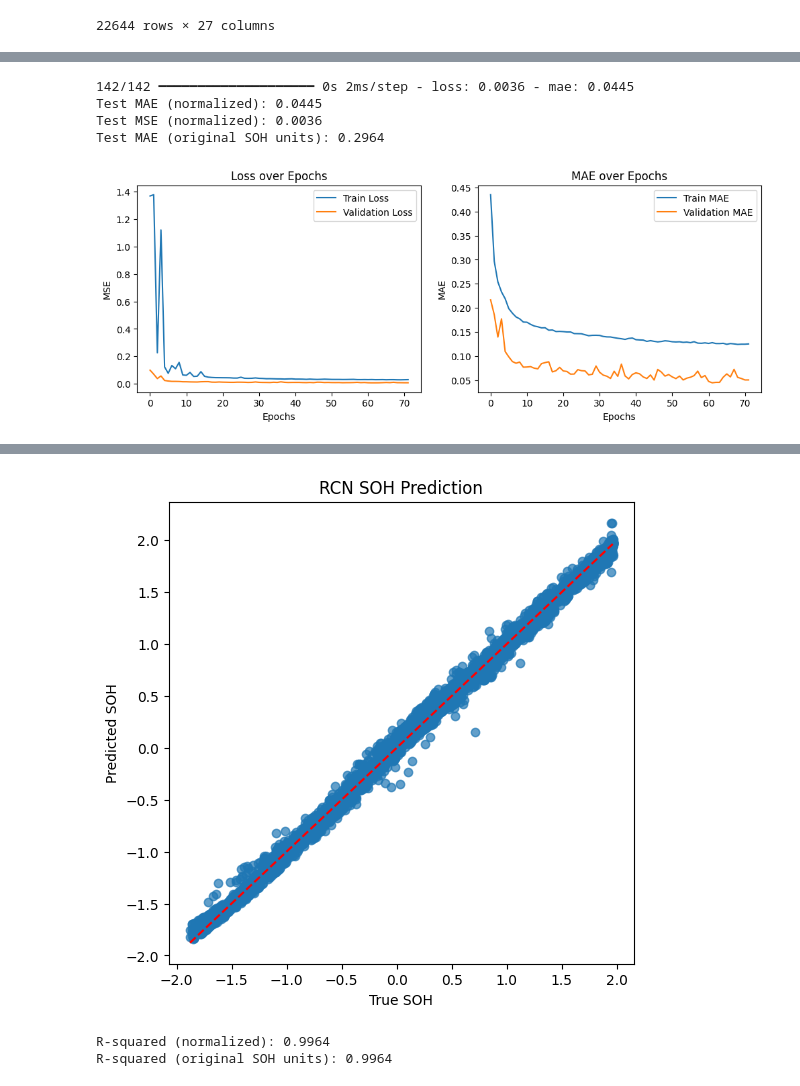
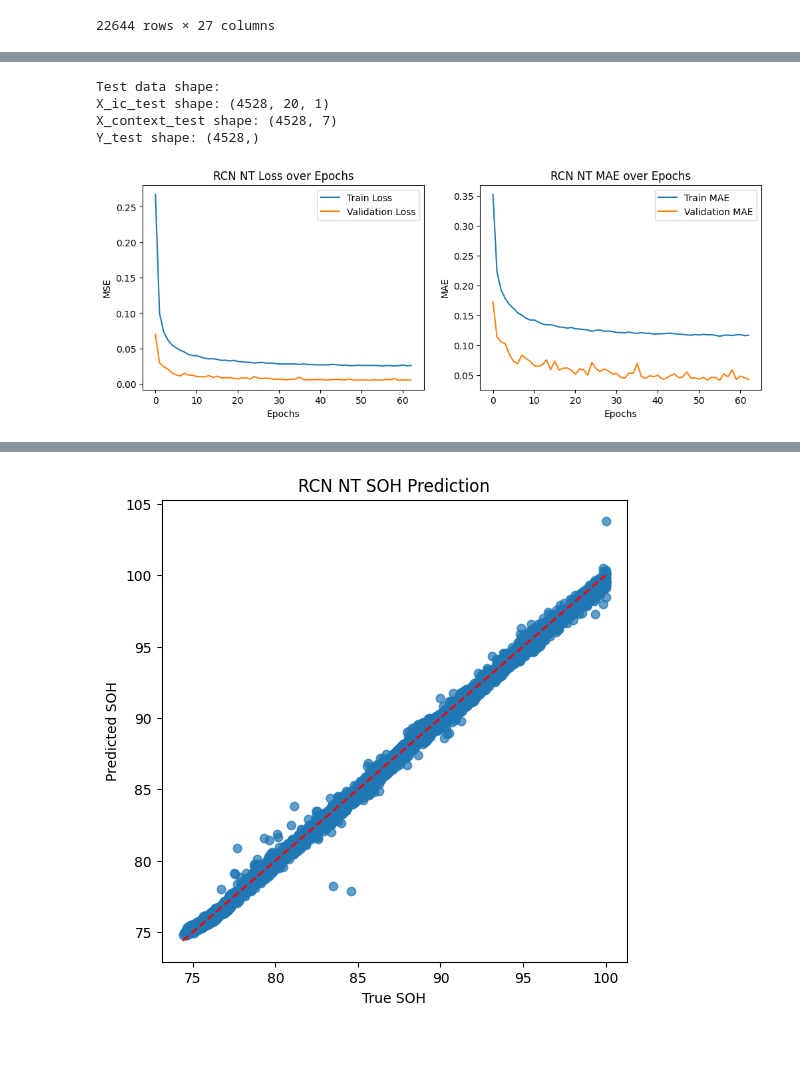
Before and after one commit to Mangalasridharan/robust-soh-estimation, a Jupyter notebook: Notebooks/Normal Training/RCN.ipynb, the cells around one changed output, grey strips where cells are left out. Cells and saved outputs as stored; diff of their text form; code cells hidden in the pictures; blank space fills up the shorter version.

Commit message:
Implemented RCN model in Normal Training

```diff
--- a/Notebooks/Normal Training/RCN.ipynb
+++ b/Notebooks/Normal Training/RCN.ipynb
@@ -14,5 +10,5 @@ from sklearn.metrics import mean_absolute_error, mean_squared_error, r2_score
 # %%
-df = pd.read_csv(r'../Dataset/NCA Preprocessed/master_features_nca.csv')
+df = pd.read_csv(r'../../Dataset/NCA Preprocessed/master_features_nca.csv')
 df
 # %% [output]
 |  | filename | cell_id | temp | charge_rate | discharge_rate | cycle | SOH | IC_bin_1 | IC_bin_2 | ... |
@@ -192,7 +135,7 @@ Model: "functional_1"
  Non-trainable params: 0 (0.00 B)
 # %%
 early_stop = EarlyStopping(monitor='val_loss', patience=10, restore_best_weights=True)
-checkpoint = ModelCheckpoint('best_rcn.keras', monitor='val_loss',
+checkpoint = ModelCheckpoint('../../Models/RCN_NT.keras', monitor='val_loss',
                               save_best_only=True, verbose=1)
 
 history = model_rcn.fit(
@@ -224,12 +167,21 @@ Epoch 72: val_loss did not improve from 0.00684
+# %%
+X_ic_test = data['X_ic_test']
+X_context_test = data['X_context_test']
+y_test_norm = data['y_test']
+
+y_mean = data['y_mean']
+y_std = data['y_std']
+
+print("Test data shape:")
+print("X_ic_test shape:", X_ic_test.shape)
+print("X_context_test shape:", X_context_test.shape)
+print("Y_test shape:", y_test_norm.shape)
+# %% [output]
+Test data shape:
+X_ic_test shape: (4528, 20, 1)
+X_context_test shape: (4528, 7)
+Y_test shape: (4528,)
 # %%
-test_loss, test_mae = model_rcn.evaluate([X_ic_test, X_context_test], y_test, verbose=1)
-print(f"Test MAE (normalized): {test_mae:.4f}")
-print(f"Test MSE (normalized): {test_loss:.4f}")
-
-# Inverse transform MAE to original units
-test_mae_real = test_mae * y_std
-print(f"Test MAE (original SOH units): {test_mae_real:.4f}")
-
 # ======================================
 # 6. Plot training history
 # ======================================
@@ -240,7 +192,7 @@ plt.plot(history.history['val_loss'], label='Validation Loss')
 plt.xlabel('Epochs')
 plt.ylabel('MSE')
 plt.legend()
-plt.title('Loss over Epochs')
+plt.title('RCN NT Loss over Epochs')
 
 plt.subplot(1,2,2)
 plt.plot(history.history['mae'], label='Train MAE')
@@ -248,25 +200,24 @@ plt.plot(history.history['val_mae'], label='Validation MAE')
 plt.xlabel('Epochs')
 plt.ylabel('MAE')
 plt.legend()
-plt.title('MAE over Epochs')
+plt.title('RCN NT MAE over Epochs')
 
 plt.show()
 # %% [output]
-142/142 ━━━━━━━━━━━━━━━━━━━━ 0s 2ms/step - loss: 0.0036 - mae: 0.0445
-Test MAE (normalized): 0.0445
-Test MSE (normalized): 0.0036
-Test MAE (original SOH units): 0.2964
-[figure, old version]
+[figure, new version]
 # %%
 import matplotlib.pyplot as plt
 
-y_pred = model_rcn.predict([X_ic_test, X_context_test]).flatten()
+y_pred_norm = model_rcn.predict([X_ic_test, X_context_test]).flatten()
+
+y_pred = y_pred_norm * y_std + y_mean
+y_test = y_test_norm * y_std + y_mean
 
 plt.figure(figsize=(6,6))
 plt.scatter(y_test, y_pred, alpha=0.7)
 plt.plot([y_test.min(), y_test.max()], [y_test.min(), y_test.max()], 'r--')
 plt.xlabel("True SOH")
 plt.ylabel("Predicted SOH")
-plt.title("RCN SOH Prediction")
+plt.title("RCN NT SOH Prediction")
 plt.show()
 # %% [output]
@@ -274,14 +225 @@ plt.show()
-[figure, old version]
+[figure, new version]
-# %%
-r2 = r2_score(y_test, y_pred)
-
-print(f"R-squared (normalized): {r2:.4f}")
-
-y_test_real = y_test * y_std + y_mean
-y_pred_real = y_pred * y_std + y_mean
-
-r2_real = r2_score(y_test_real, y_pred_real)
-print(f"R-squared (original SOH units): {r2_real:.4f}")
-# %% [output]
-R-squared (normalized): 0.9964
-R-squared (original SOH units): 0.9964
```
Also changed, not shown: parts of 17 cells of this notebook.
